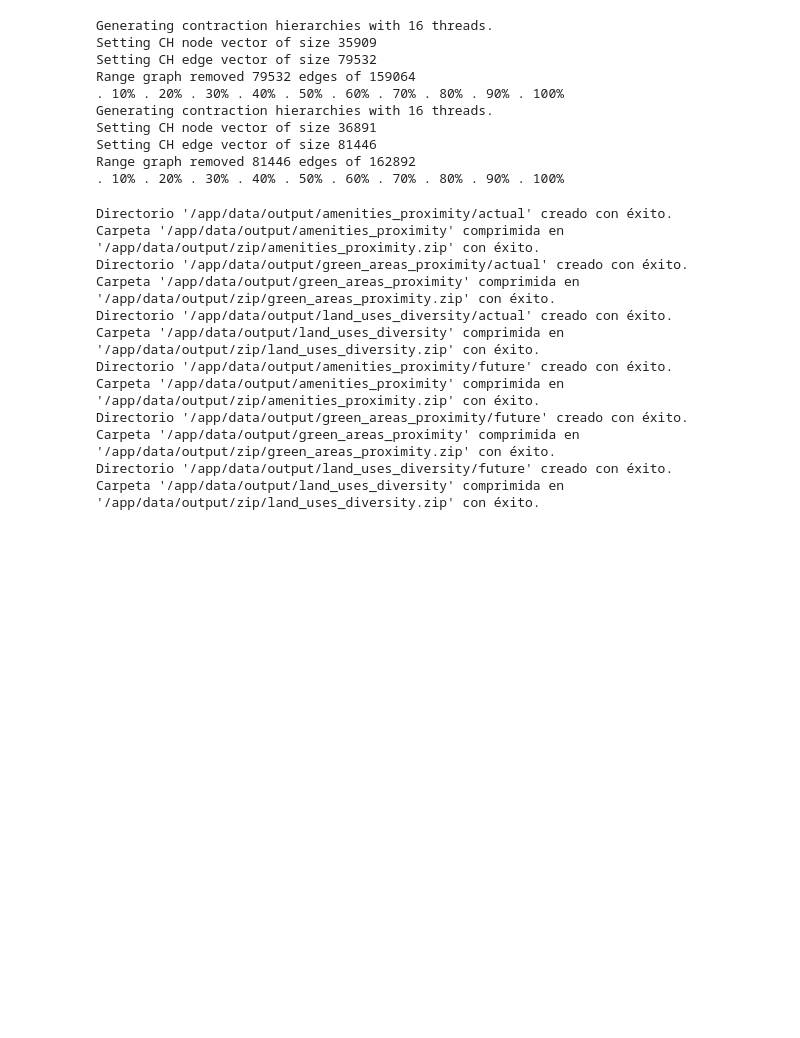
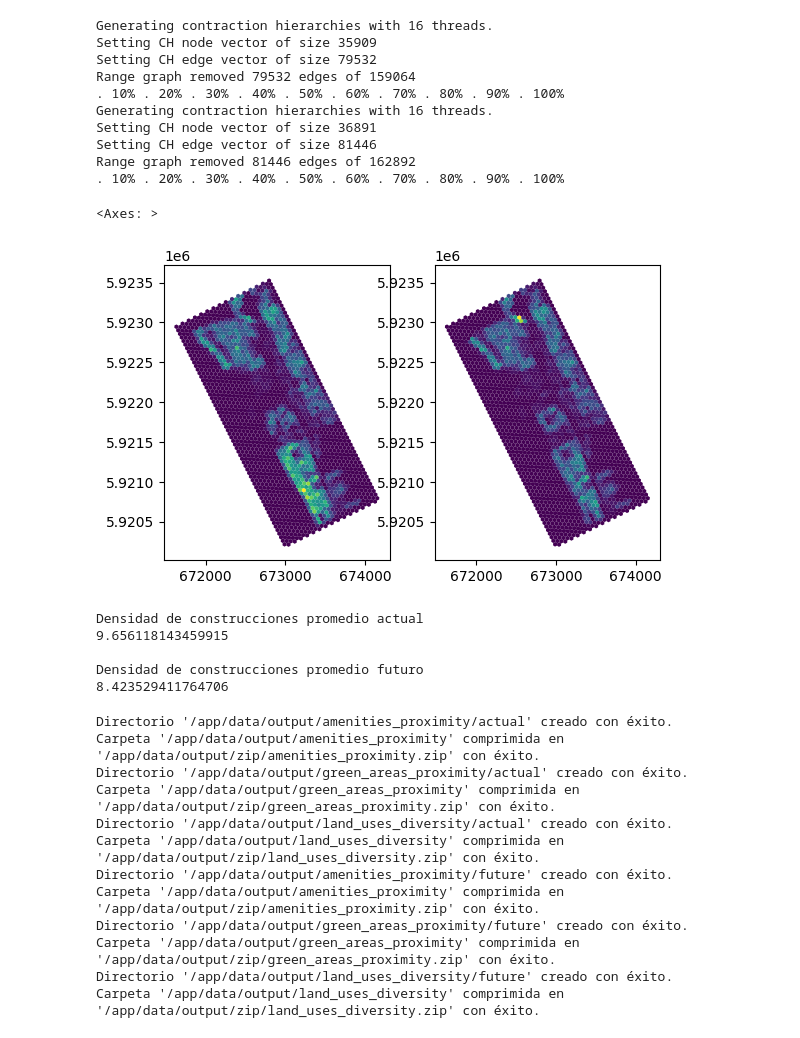
Before and after one commit to diegoalrv/clbb-io, a Jupyter notebook: notebooks/table.ipynb, the cells around one changed output. Saved outputs shown, nothing was run; the diff lists cells and outputs as text; code cells hidden in the pictures; blank space fills up the shorter version.

Commit message:
added calculation buildings density

```diff
--- a/notebooks/table.ipynb
+++ b/notebooks/table.ipynb
@@ -31,6 +31,28 @@ Setting CH node vector of size 36891
 Setting CH edge vector of size 81446
 Range graph removed 81446 edges of 162892
 . 10% . 20% . 30% . 40% . 50% . 60% . 70% . 80% . 90% . 100%
+# %%
+fig, ax = plt.subplots(1,2)
+tui_actual.heat_maps['building_density'].plot(column='density', ax=ax[0])
+tui_futuro.heat_maps['building_density'].plot(column='density', ax=ax[1])
+# %% [output]
+<Axes: >
+[figure, added]
+# %%
+bd_1 = tui_actual.heat_maps['building_density']
+bd_2 = tui_futuro.heat_maps['building_density']
+
+print('Densidad de construcciones promedio actual')
+print(bd_1.loc[bd_1['density']>0, 'density'].mean())
+print()
+print('Densidad de construcciones promedio futuro')
+print(bd_2.loc[bd_2['density']>0, 'density'].mean())
+# %% [output]
+Densidad de construcciones promedio actual
+9.656118143459915
+
+Densidad de construcciones promedio futuro
+8.423529411764706
 # %%
 tui_actual.save_heatmaps()
 tui_futuro.save_heatmaps()
```
Also changed, not shown: 2 other files.
